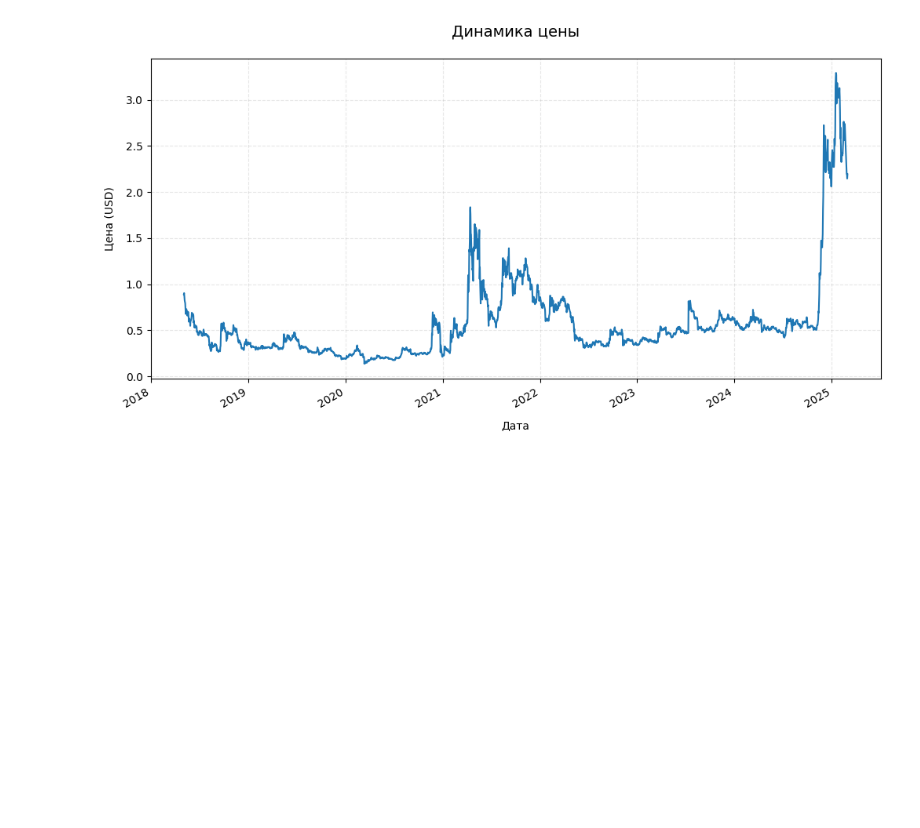
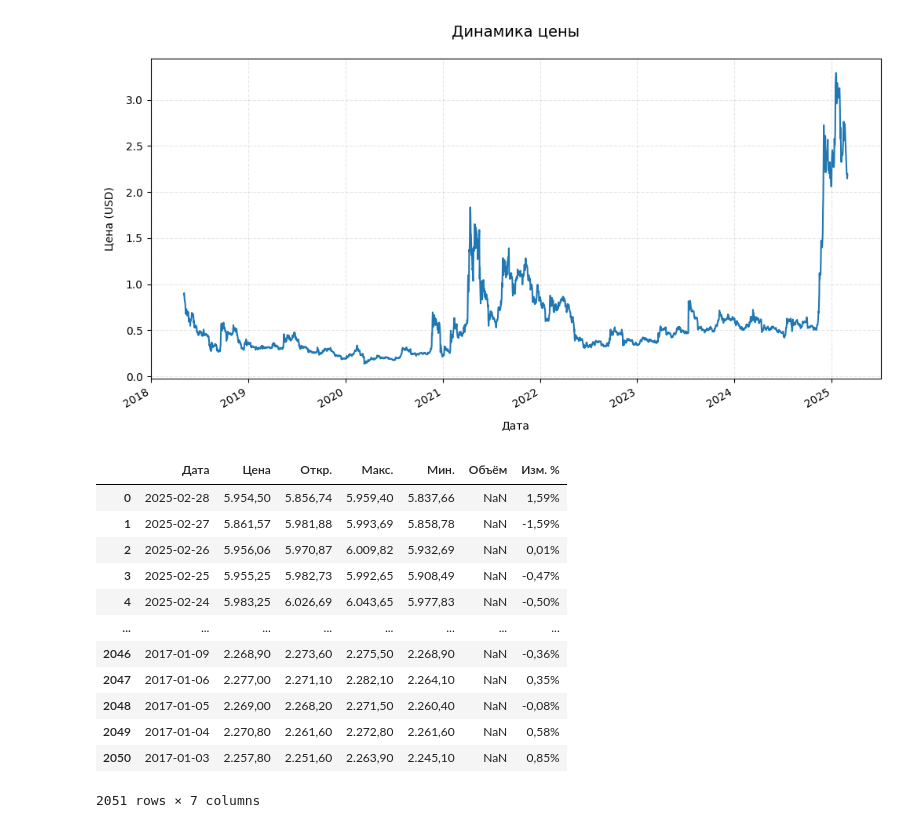
Before and after one commit to topmegger/Andan-project-, a Jupyter notebook: Untitled5.ipynb, the cells around one changed output. Saved outputs shown, nothing was run; the diff lists cells and outputs as text; code cells hidden in the pictures; blank space fills up the shorter version.

```diff
--- a/Untitled5.ipynb
+++ b/Untitled5.ipynb
@@ -48,5 +48,21 @@ plt.savefig('price_chart.png', dpi=200, bbox_inches='tight')
 plt.show()
 # %% [output]
 [figure]
+# %%
+sp500
+# %% [output]
+|  | Дата | Цена | Откр. | Макс. | Мин. | Объём | Изм. % |
+| 0 | 2025-02-28 | 5.954,50 | 5.856,74 | 5.959,40 | 5.837,66 | NaN | 1,59% |
+| 1 | 2025-02-27 | 5.861,57 | 5.981,88 | 5.993,69 | 5.858,78 | NaN | -1,59% |
+| 2 | 2025-02-26 | 5.956,06 | 5.970,87 | 6.009,82 | 5.932,69 | NaN | 0,01% |
+| 3 | 2025-02-25 | 5.955,25 | 5.982,73 | 5.992,65 | 5.908,49 | NaN | -0,47% |
+| 4 | 2025-02-24 | 5.983,25 | 6.026,69 | 6.043,65 | 5.977,83 | NaN | -0,50% |
+| ... | ... | ... | ... | ... | ... | ... | ... |
+| 2046 | 2017-01-09 | 2.268,90 | 2.273,60 | 2.275,50 | 2.268,90 | NaN | -0,36% |
+| 2047 | 2017-01-06 | 2.277,00 | 2.271,10 | 2.282,10 | 2.264,10 | NaN | 0,35% |
+| 2048 | 2017-01-05 | 2.269,00 | 2.268,20 | 2.271,50 | 2.260,40 | NaN | -0,08% |
+| 2049 | 2017-01-04 | 2.270,80 | 2.261,60 | 2.272,80 | 2.261,60 | NaN | 0,58% |
+| 2050 | 2017-01-03 | 2.257,80 | 2.251,60 | 2.263,90 | 2.245,10 | NaN | 0,85% |
+2051 rows × 7 columns
 # %%
 plt.figure(figsize=(12, 6))
```
Also changed, not shown: parts of 1 cell of this notebook, 1 other file.
